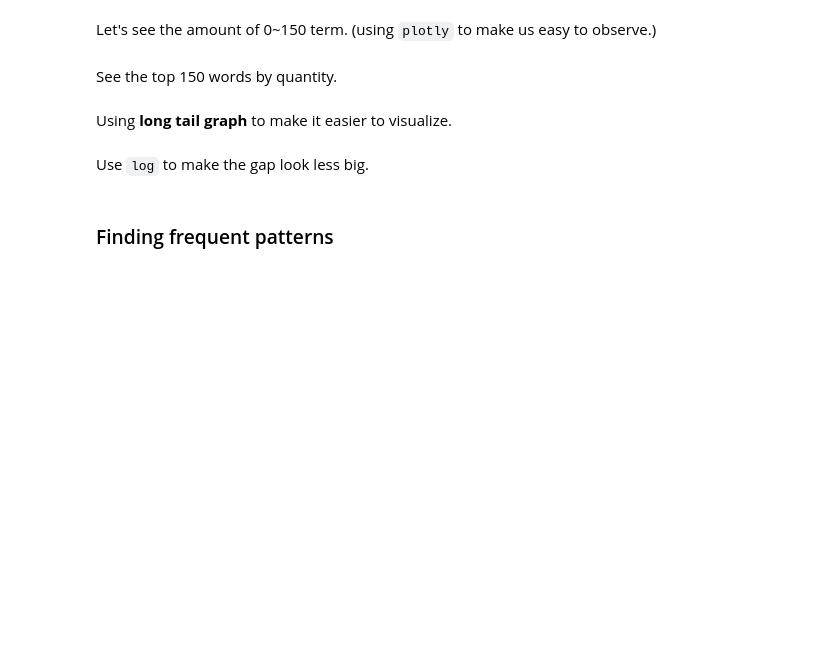
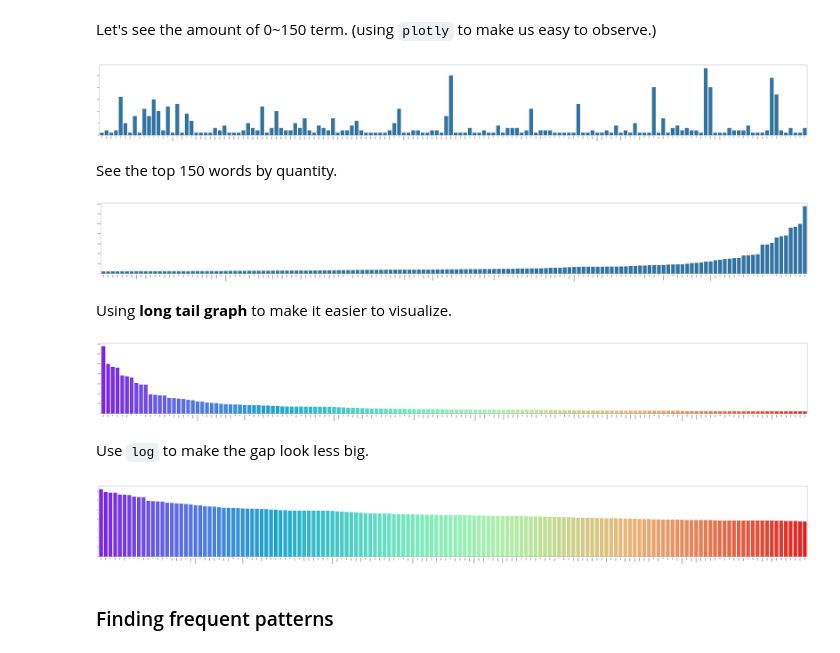
Before and after one commit to JamesHsu1221/DM2024-Lab1-Homework, a Jupyter notebook: DM2024-Lab1-Homework.ipynb, the cells around one changed output. Drawn from its saved outputs; the diff is of its cells as text; code cells hidden in the pictures; blank space fills up the shorter version.

Commit message:
update bar plot V1.1

```diff
--- a/DM2024-Lab1-Homework.ipynb
+++ b/DM2024-Lab1-Homework.ipynb
@@ -630,6 +630,14 @@ import plotly.express as px
 g = px.bar(x=count_vect.get_feature_names_out()[:150],
             y=term_frequencies[:150])
 g.show()
+# %%
+plt.subplots(figsize=(100, 10))
+g = sns.barplot(x=count_vect.get_feature_names_out()[:150],
+            y=term_frequencies[:150])
+g.set_xticks(range(150))
+g.set_xticklabels(count_vect.get_feature_names_out()[:150], rotation = 90);
+# %% [output]
+[figure, added]
 # %% [markdown]
 See the top 150 words by quantity.
 # %%
@@ -637,6 +645,14 @@ top_150_indices = np.argpartition(term_frequencies, -150)[-150:]
 g = px.bar(x=count_vect.get_feature_names_out()[top_150_indices],
             y=term_frequencies[top_150_indices])
 g.show()
+# %%
+plt.subplots(figsize=(100, 10))
+g = sns.barplot(x=count_vect.get_feature_names_out()[top_150_indices],
+            y=term_frequencies[top_150_indices])
+g.set_xticks(range(150))
+g.set_xticklabels(count_vect.get_feature_names_out()[top_150_indices], rotation = 90);
+# %% [output]
+[figure, added]
 # %% [markdown]
 Using **long tail graph** to make it easier to visualize.
 # %%
@@ -646,6 +662,15 @@ top_150_bar = px.bar(x = count_vect.get_feature_names_out()[high_to_low_indices]
             y = term_frequencies[high_to_low_indices],
             color = term_frequencies[high_to_low_indices], color_continuous_scale = 'Portland')
 top_150_bar.update_layout(xaxis_title="term name", xaxis_tickangle=-90, yaxis_title=" amount ")
+# %%
+plt.subplots(figsize=(100, 10))
+g = sns.barplot(x=count_vect.get_feature_names_out()[high_to_low_indices],
+            y=term_frequencies[high_to_low_indices],
+            palette = "rainbow", legend=False, hue = count_vect.get_feature_names_out()[high_to_low_indices])
+g.set_xticks(np.arange(len(count_vect.get_feature_names_out()[high_to_low_indices])))
+g.set_xticklabels(count_vect.get_feature_names_out()[high_to_low_indices], rotation = 90);
+# %% [output]
+[figure, added]
 # %% [markdown]
 Use `log` to make the gap look less big.
 # %%
@@ -658,6 +683,15 @@ top_150_bar = px.bar(x = count_vect.get_feature_names_out()[high_to_low_indices]
             y = term_frequencies_log[high_to_low_indices],
             color = term_frequencies_log[high_to_low_indices], color_continuous_scale = 'Portland')
 top_150_bar.update_layout(xaxis_title="term name", xaxis_tickangle=-90, yaxis_title=" amount ")
+# %%
+plt.subplots(figsize=(100, 10))
+g = sns.barplot(x=count_vect.get_feature_names_out()[high_to_low_indices],
+            y=term_frequencies_log[high_to_low_indices],
+            palette = "rainbow", legend=False, hue = count_vect.get_feature_names_out()[high_to_low_indices])
+g.set_xticks(np.arange(len(count_vect.get_feature_names_out()[high_to_low_indices])))
+g.set_xticklabels(count_vect.get_feature_names_out()[high_to_low_indices], rotation = 90);
+# %% [output]
+[figure, added]
 # %% [markdown]
 ###  Finding frequent patterns
 # %% [markdown]
```
Also changed, not shown: parts of 8 cells of this notebook.
